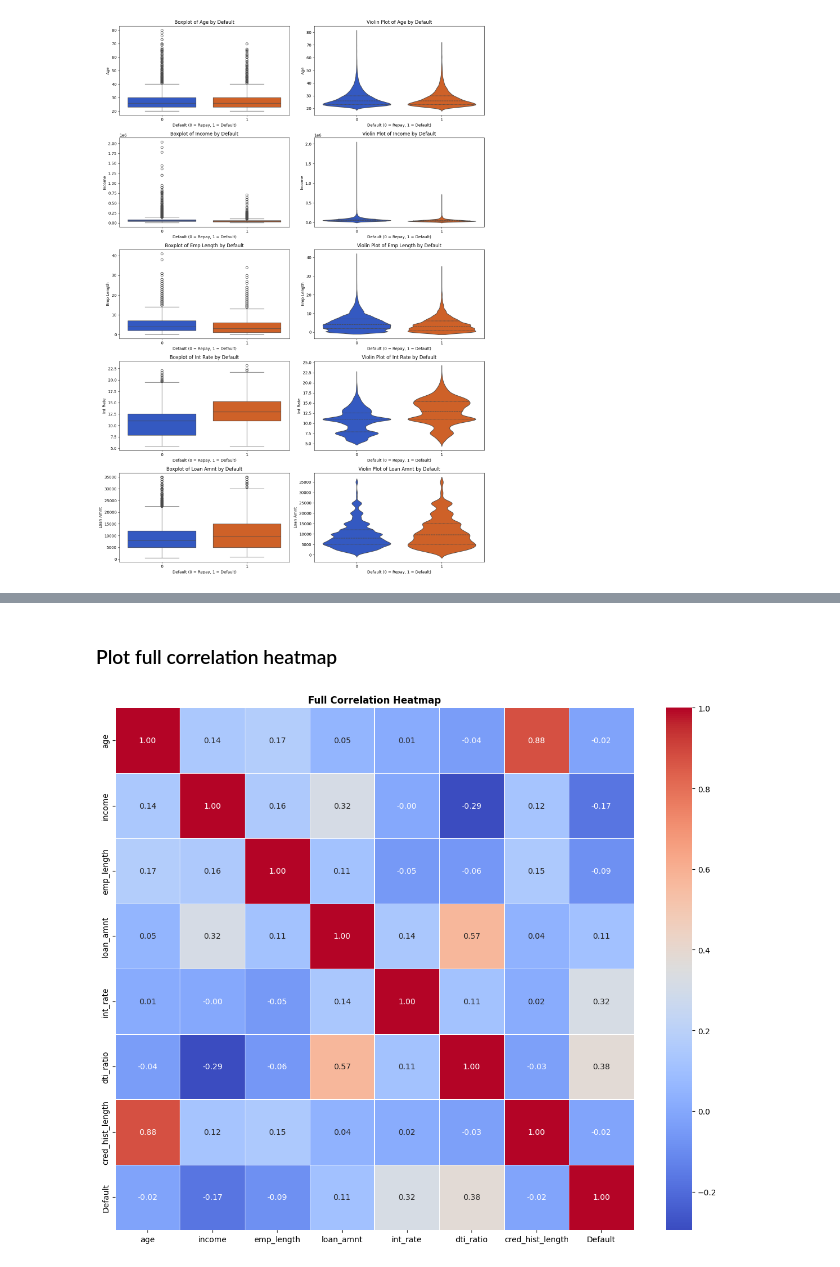
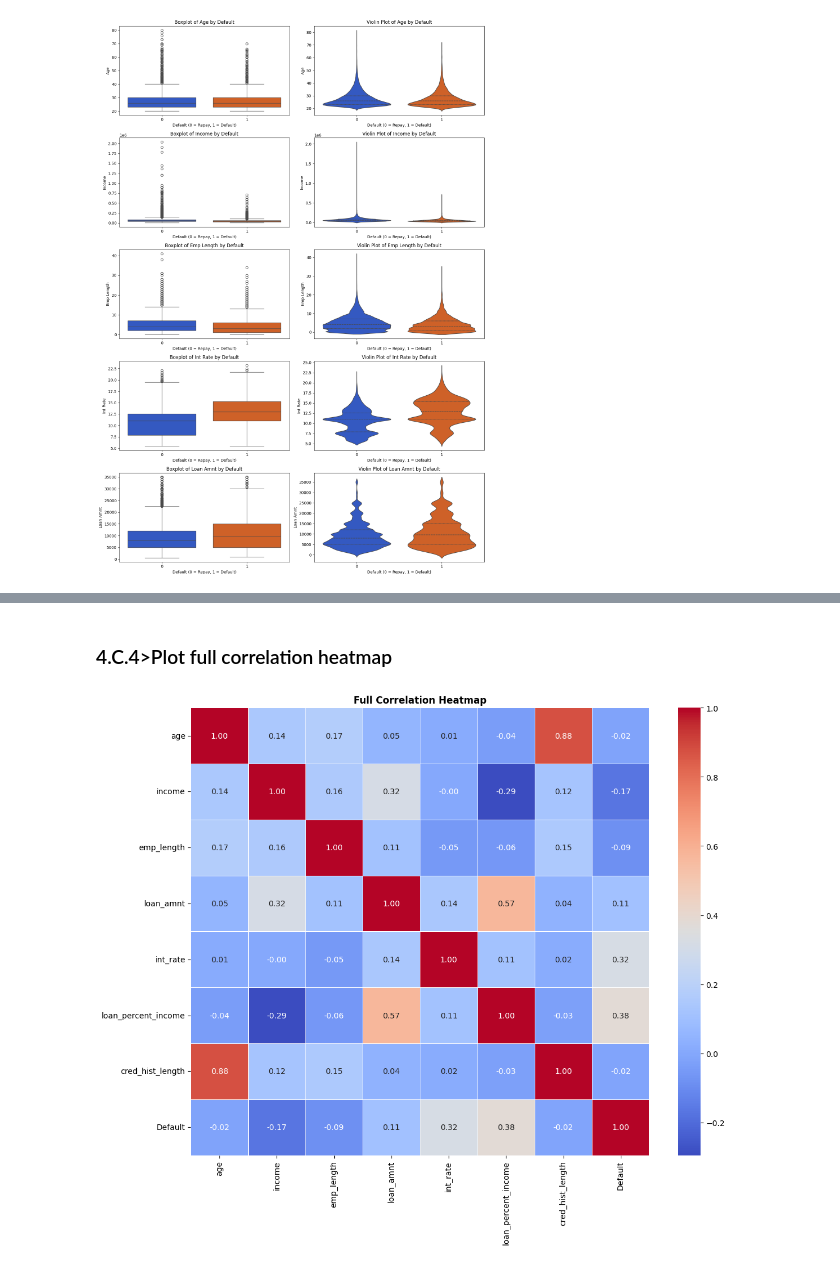
Before and after one commit to rudrascience/Credit_Risk_Analysis_and_Prediction, a Jupyter notebook: Credit_Risk_Analysis_&_Prediction.ipynb, the cells around one changed output, grey strips where cells are left out. Cells and saved outputs as stored; diff of their text form; code cells hidden in the pictures.

```diff
--- a/Credit_Risk_Analysis_&_Prediction.ipynb
+++ b/Credit_Risk_Analysis_&_Prediction.ipynb
@@ -598,7 +587,10 @@ def rate_band(person_int_rate):
   else:
     return '21+'
 
-print("Observing interest rate group")
+custom_rate_band = ['0-9', '9-12', '12-15', '15-18', '18-21', '21+']
 df_clean['rate_band'] = df_clean['int_rate'].apply(rate_band)
-print(df_clean['rate_band'].value_counts())
+df_clean['rate_band'] = pd.Categorical(df_clean['rate_band'], categories=custom_rate_band, ordered=True)
+df_clean.sort_values('rate_band', inplace=True)
+
+print(f"Observing interest rate group: {df_clean['rate_band'].value_counts().reindex(custom_rate_band)}")
 # %% [output]
@@ -616,8 +607,8 @@ Name: count, dtype: int64
 # %%
 print("Countplot for Numerical features")
 plt.figure(figsize=(24,25))
-# Updated 'loan_percent_income' to 'dti_ratio' since it was renamed
-countplot_features = ['age_group', 'income', 'emp_length', 'loan_amnt', 'rate_band', 'dti_ratio']
+
+countplot_features = ['age_group', 'income', 'emp_length', 'loan_amnt', 'rate_band', 'loan_percent_income']
 for i, column in enumerate(countplot_features):
   plt.subplot(4, 2, i+1)
   sns.countplot(x=df_clean[column])
@@ -641,7 +632,7 @@ Countplot for Numerical features
 ### 4.B.1> Histogram for numerical column
 # %%
 # Select numerical columns
-num_cols = ['age', 'income', 'emp_length', 'loan_amnt', 'rate_band', 'dti_ratio', 'cred_hist_length']
+num_cols = ['age', 'income', 'emp_length', 'loan_amnt', 'rate_band', 'loan_percent_income', 'cred_hist_length']
 
 # Subplot layout
 fig, axes = plt.subplots(4, 2, figsize=(14, 18))
@@ -836,7 +829,7 @@ plt.show()
 # %%
 # Point biserial correlation with Default
 # Identy numeric columns
-num_cols = ['age', 'income', 'emp_length', 'loan_amnt', 'int_rate', 'loan_status', 'dti_ratio', 'cred_hist_length']
+num_cols = ['age', 'income', 'emp_length', 'loan_amnt', 'int_rate', 'loan_status', 'loan_percent_income', 'cred_hist_length']
 correlation = []
 p_values = []
 
@@ -877,18 +871,18 @@ plt.show()
 # %% [markdown]
-### Plot full correlation heatmap
+### 4.C.4>Plot full correlation heatmap
 # %%
 # Plot full correlation heatmap
 plt.figure(figsize=(12, 10))
 
 # Filter for numerical columns to avoid ValueError from categorical features like 'home_ownership'
 # Include the 'Default' (target) column if it's in the DataFrame
-corr_features = ['age', 'income', 'emp_length', 'loan_amnt', 'int_rate', 'dti_ratio', 'cred_hist_length', 'Default']
+corr_features = ['age', 'income', 'emp_length', 'loan_amnt', 'int_rate', 'loan_percent_income', 'cred_hist_length', 'Default']
 present_corr_features = [col for col in corr_features if col in df_clean.columns]
 
 sns.heatmap(df_clean[present_corr_features].corr(), annot=True, cmap='coolwarm', fmt=".2f", linewidths=0.5)
 plt.title('Full Correlation Heatmap', fontweight='bold')
 plt.tight_layout()
 plt.show()
 # %% [output]
-[figure, old version]
+[figure, new version]
 # %% [markdown]
```
Also changed, not shown: parts of 38 cells of this notebook.
